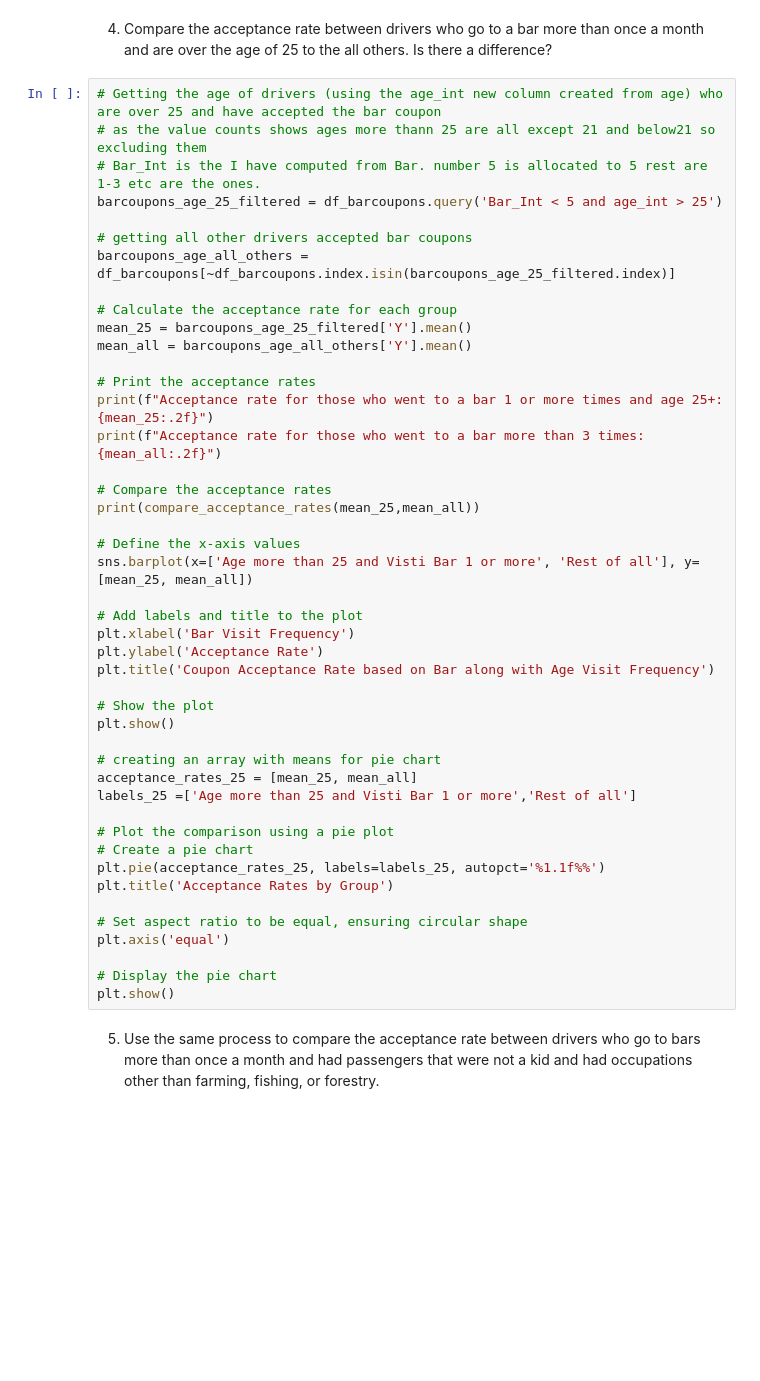
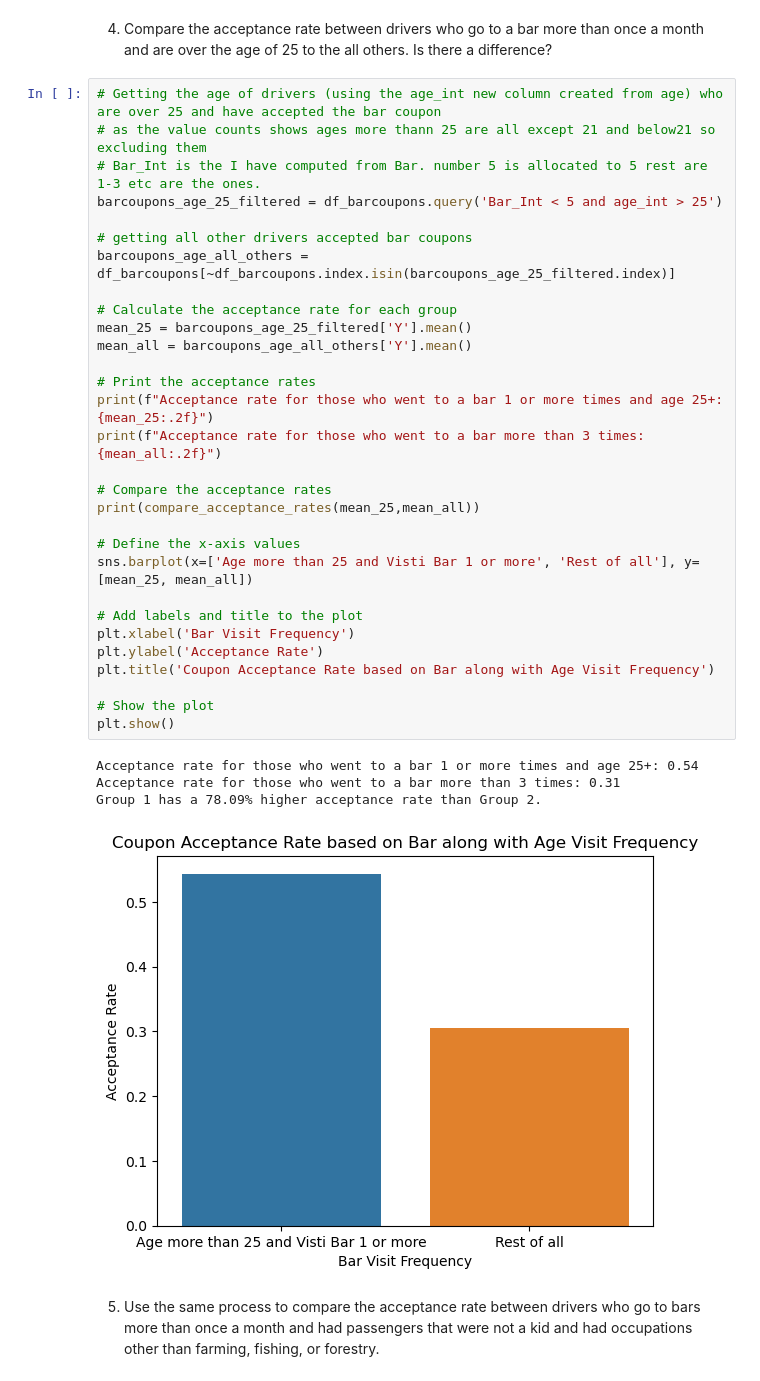
Before and after one commit to NickoleCriner/pract-app1, a Jupyter notebook: prompt.ipynb, the cells around one changed output. Drawn from its saved outputs; the diff is of its cells as text; blank space fills up the shorter version.

```diff
--- a/prompt.ipynb
+++ b/prompt.ipynb
@@ -307,48 +382,38 @@ plt.show()
 # %%
 # Getting the age of drivers (using the age_int new column created from age) who are over 25 and have accepted the bar coupon
 # as the value counts shows ages more thann 25 are all except 21 and below21 so excluding them
 # Bar_Int is the I have computed from Bar. number 5 is allocated to 5 rest are 1-3 etc are the ones.
 barcoupons_age_25_filtered = df_barcoupons.query('Bar_Int < 5 and age_int > 25')
 
 # getting all other drivers accepted bar coupons
 barcoupons_age_all_others = df_barcoupons[~df_barcoupons.index.isin(barcoupons_age_25_filtered.index)]
 
 # Calculate the acceptance rate for each group
 mean_25 = barcoupons_age_25_filtered['Y'].mean()
 mean_all = barcoupons_age_all_others['Y'].mean()
 
 # Print the acceptance rates
 print(f"Acceptance rate for those who went to a bar 1 or more times and age 25+: {mean_25:.2f}")
 print(f"Acceptance rate for those who went to a bar more than 3 times: {mean_all:.2f}")
 
 # Compare the acceptance rates
 print(compare_acceptance_rates(mean_25,mean_all))
 
 # Define the x-axis values
 sns.barplot(x=['Age more than 25 and Visti Bar 1 or more', 'Rest of all'], y=[mean_25, mean_all])
 
 # Add labels and title to the plot
 plt.xlabel('Bar Visit Frequency')
 plt.ylabel('Acceptance Rate')
 plt.title('Coupon Acceptance Rate based on Bar along with Age Visit Frequency')
 
 # Show the plot
 plt.show()
-
-# creating an array with means for pie chart
-acceptance_rates_25 = [mean_25, mean_all]
-labels_25 =['Age more than 25 and Visti Bar 1 or more','Rest of all']
-
-# Plot the comparison using a pie plot
-# Create a pie chart
-plt.pie(acceptance_rates_25, labels=labels_25, autopct='%1.1f%%')
-plt.title('Acceptance Rates by Group')
-
-# Set aspect ratio to be equal, ensuring circular shape
-plt.axis('equal')
-
-# Display the pie chart
-plt.show()
+# %% [output]
+Acceptance rate for those who went to a bar 1 or more times and age 25+: 0.54
+Acceptance rate for those who went to a bar more than 3 times: 0.31
+Group 1 has a 78.09% higher acceptance rate than Group 2.
+[figure, added]
 # %% [markdown]
 5. Use the same process to compare the acceptance rate between drivers who go to bars more than once a month and had passengers that were not a kid and had occupations other than farming, fishing, or forestry.
 # %%
```
Also changed, not shown: parts of 12 cells of this notebook.
